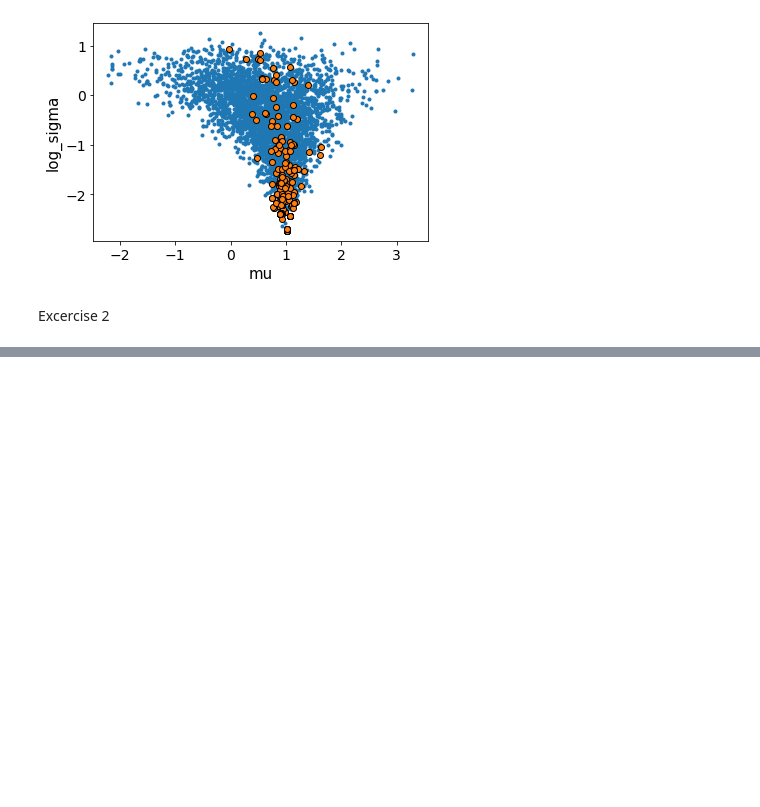
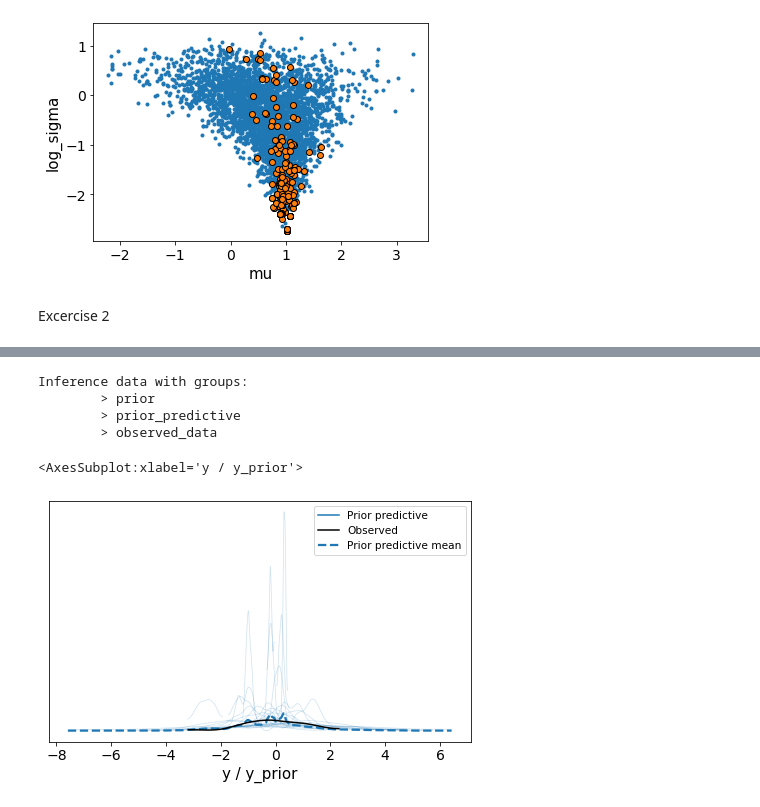
Before and after one commit to Jaskier96/Data_analysis_Lab_1, a Jupyter notebook: Lab3/Lab3.ipynb, the cells around one changed output, grey strips where cells are left out. Drawn from its saved outputs; the diff is of its cells as text; code cells hidden in the pictures; blank space fills up the shorter version.

```diff
--- a/Lab3/Lab3.ipynb
+++ b/Lab3/Lab3.ipynb
@@ -110,0 +210,2 @@ ValueError: Can not extract posterior from Inference data with groups:
+# %%
+model = CmdStanModel(stan_file=r'C:\Users\Jaskier-PC\Desktop\semestr8\Data_analysis\Lab3\stan4.stan')
@@ -110,0 +227,6 @@ ValueError: Can not extract posterior from Inference data with groups:
+# %%
+result = model.sample(data={'N':100},
+                            chains = 1,
+                            fixed_param=True,
+                            seed = 523833
+                            )
@@ -110,0 +254,17 @@ ValueError: Can not extract posterior from Inference data with groups:
+# %%
+arviz_result = az.from_cmdstanpy(
+    prior=result,
+    prior_predictive=["y_prior"],
+    observed_data={"y": y}
+)
+arviz_result
+# %% [output]
+Inference data with groups:
+        > prior
+        > prior_predictive
+        > observed_data
+# %%
+az.plot_ppc(arviz_result, group="prior", data_pairs={"y": "y_prior"}, num_pp_samples=30)
+# %% [output]
+<AxesSubplot:xlabel='y / y_prior'>
+[figure, added]
```
Also changed, not shown: parts of 18 cells of this notebook, 11 other files.
